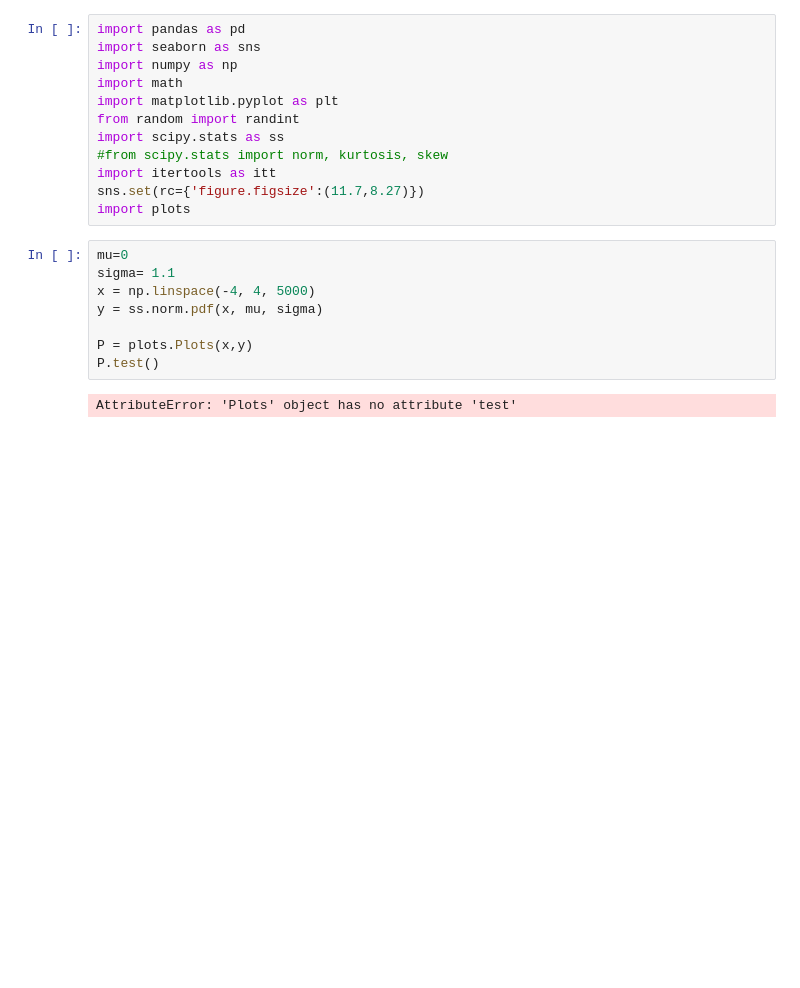
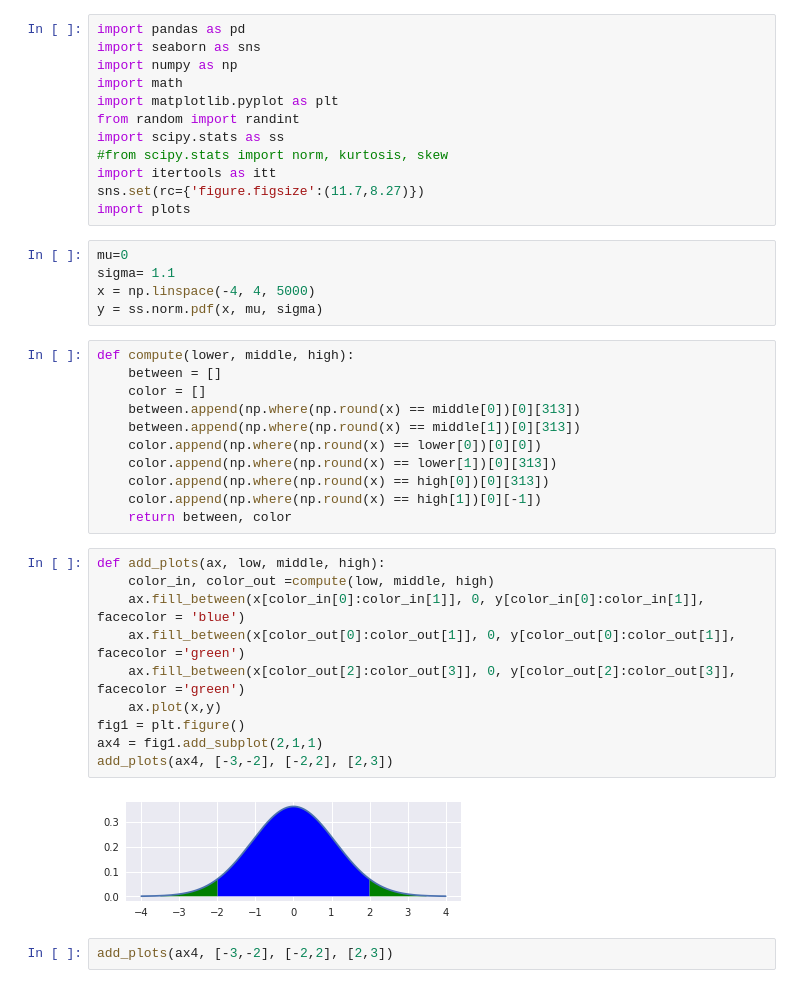
Before and after one commit to ateet101/tutorials, a Jupyter notebook: Statistics 101/Untitled.ipynb, the cells around one changed output. Cells and saved outputs as stored; diff of their text form; blank space fills up the shorter version.

Commit message:
Completed Z test Examples

```diff
--- a/Statistics 101/Untitled.ipynb
+++ b/Statistics 101/Untitled.ipynb
@@ -15,8 +15,28 @@ mu=0
 sigma= 1.1
 x = np.linspace(-4, 4, 5000)
 y = ss.norm.pdf(x, mu, sigma)
-
-P = plots.Plots(x,y)
-P.test()
-# %% [output]
-AttributeError: 'Plots' object has no attribute 'test'
+# %%
+def compute(lower, middle, high):
+    between = []
+    color = []
+    between.append(np.where(np.round(x) == middle[0])[0][313])
+    between.append(np.where(np.round(x) == middle[1])[0][313])
+    color.append(np.where(np.round(x) == lower[0])[0][0])
+    color.append(np.where(np.round(x) == lower[1])[0][313])
+    color.append(np.where(np.round(x) == high[0])[0][313])
+    color.append(np.where(np.round(x) == high[1])[0][-1])
+    return between, color
+# %%
+def add_plots(ax, low, middle, high):
+    color_in, color_out =compute(low, middle, high)
+    ax.fill_between(x[color_in[0]:color_in[1]], 0, y[color_in[0]:color_in[1]], facecolor = 'blue')
+    ax.fill_between(x[color_out[0]:color_out[1]], 0, y[color_out[0]:color_out[1]], facecolor ='green')
+    ax.fill_between(x[color_out[2]:color_out[3]], 0, y[color_out[2]:color_out[3]], facecolor ='green')
+    ax.plot(x,y)
+fig1 = plt.figure()
+ax4 = fig1.add_subplot(2,1,1)
+add_plots(ax4, [-3,-2], [-2,2], [2,3])
+# %% [output]
+[figure, added]
+# %%
+add_plots(ax4, [-3,-2], [-2,2], [2,3])
```
Also changed, not shown: parts of 8 cells of this notebook, 2 other files.
